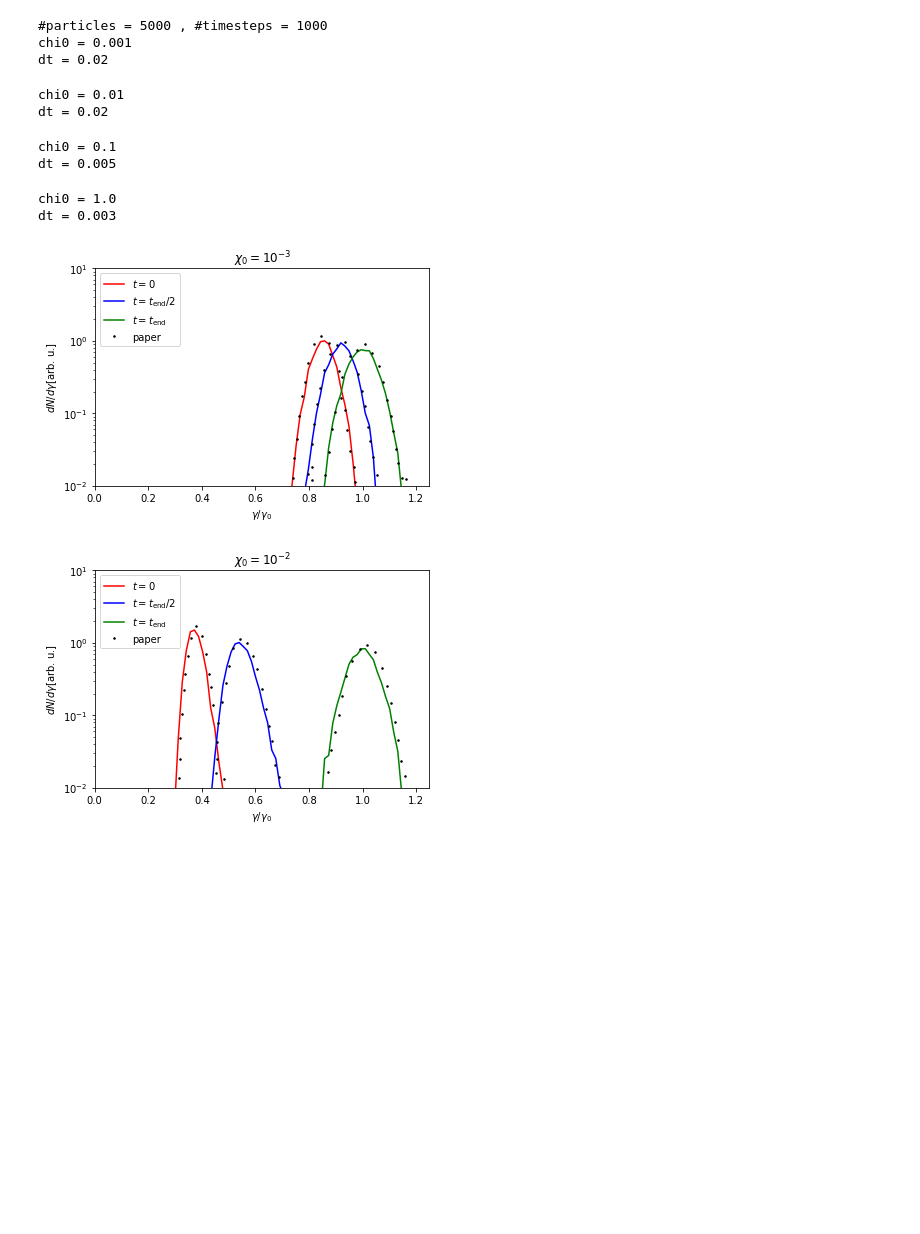
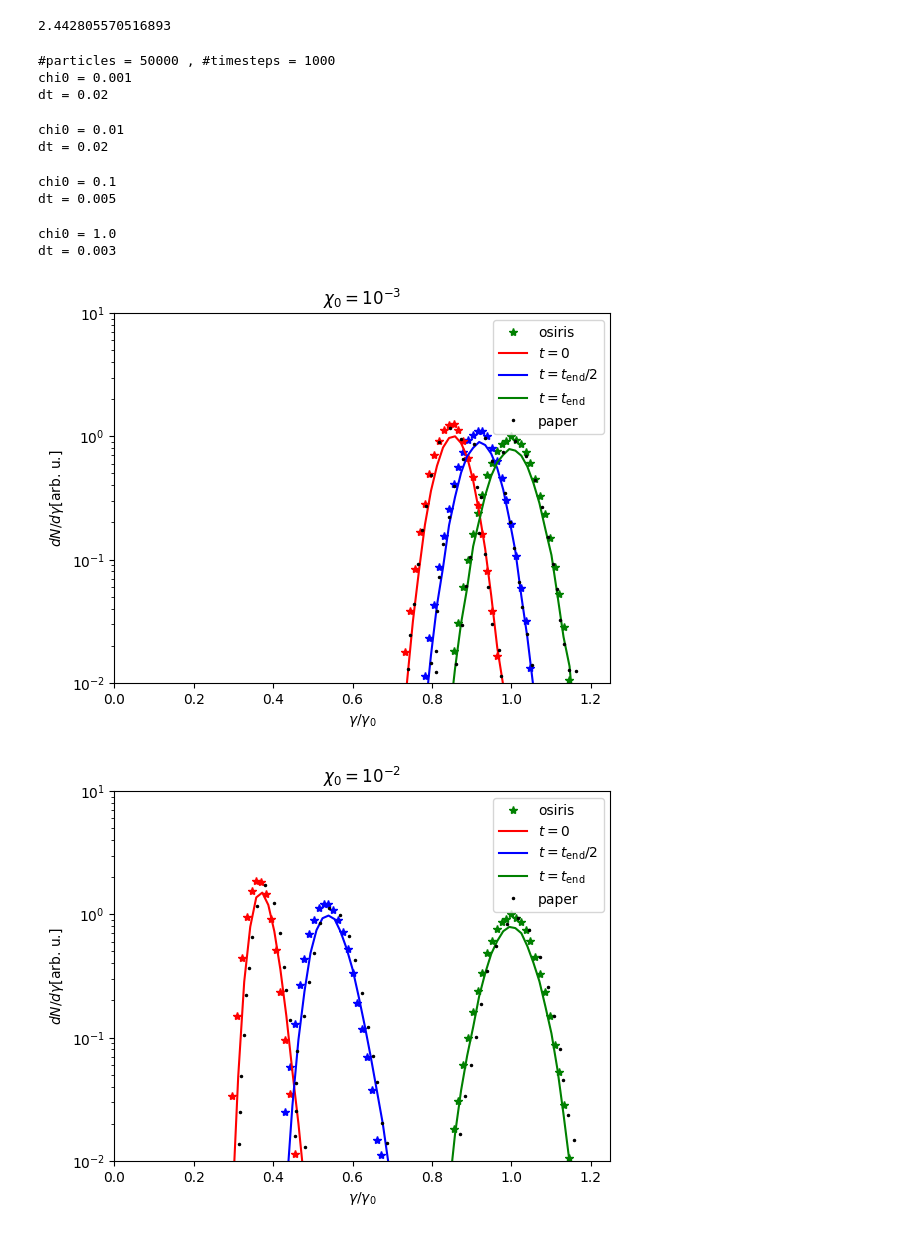
Before and after one commit to RePlasma/PhysRevE.97.043209, a Jupyter notebook: pusherFP.ipynb, the cells around one changed output. Drawn from its saved outputs; the diff is of its cells as text; code cells hidden in the pictures; blank space fills up the shorter version.

Commit message:
add osiris simulations

```diff
--- a/pusherFP.ipynb
+++ b/pusherFP.ipynb
@@ -13,3 +17,8 @@ from pusherFP import *
+# %%
+# omega_p
+elementary_charge/electron_mass/1800 * 2.5e3 * (1e-3/(1e-3))*1e-11
+# %% [output]
+2.442805570516893
 # %%
 # import data extracted using WebPlotDigitizer
 datafig10a = pd.read_csv( "webplot/fig10a.txt", header=None)
@@ -22,7 +31,7 @@ g0 = 1800 #[] average energy
 s0 = 90 #[] spread
 
 # sampling
-Nsmpl = int(5e3); #[] number of particles
+Nsmpl = int(5e4); #[] number of particles
 tdim = 1000 #[]
 nbins = 80 #[] number of bins in histograms
 print("#particles =", Nsmpl, ", #timesteps =",tdim)
@@ -32,7 +41,7 @@ chi2t3y, chi2t3x, chi2t2y, chi2t2x, chi2t1y, chi2t1x = pushFP(1e-2, Nsmpl, tdim,
 chi1t3y, chi1t3x, chi1t2y, chi1t2x, chi1t1y, chi1t1x = pushFP(1e-1, Nsmpl, tdim, nbins, g0, s0)
 chi0t3y, chi0t3x, chi0t2y, chi0t2x, chi0t1y, chi0t1x = pushFP(1e0, Nsmpl, tdim, nbins, g0, s0)
 # %% [output]
-#particles = 5000 , #timesteps = 1000
+#particles = 50000 , #timesteps = 1000
 chi0 = 0.001
 dt = 0.02
 chi0 = 0.01
@@ -41,8 +50,30 @@ chi0 = 0.1
 dt = 0.005
 chi0 = 1.0
 dt = 0.003
+# %%
+def plotOsiris(chiSim='chi1e-0', t=0):
+    files = glob.glob('osirisSimulations/'+chiSim+'/MS/RAW/electrons/*.h5')
+    files.sort()
+    if(t==0):
+        filef = h5py.File(files[t], 'r')
+    elif(t==1):
+        filef = h5py.File(files[int(len(files)/2)], 'r')
+    else:
+        filef = h5py.File(files[-1], 'r')
+    enedist = np.array(filef['ene'])
+    qdist = np.array(filef['q'])*-1
+    enelst = np.linspace(0,1800*1.2,100)
+    ytmp, xtmp = np.histogram(enedist, enelst, weights = qdist)
+    ytmp, xtmp = np.array(ytmp), np.array(arraycenter(xtmp))
+    return ytmp, xtmp
 # %%
 # plot
+ytmp0, xtmp = plotOsiris(chiSim='chi1e-3', t=0)
+plt.step(xtmp/1800, ytmp0/np.max(ytmp0), '*g', label=r'osiris')
+ytmp1, xtmp = plotOsiris(chiSim='chi1e-3', t=1)
+plt.step(xtmp/1800, ytmp1/np.max(ytmp0), '*b')
+ytmp2, xtmp = plotOsiris(chiSim='chi1e-3', t=2)
+plt.step(xtmp/1800, ytmp2/np.max(ytmp0), '*r')
 plt.plot(chi3t1x/1800, chi3t1y/np.max(chi3t1y), '-r', label=r'$t=0$' )
 plt.plot(chi3t2x/1800, chi3t2y/np.max(chi3t1y), '-b', label=r'$t=t_\mathrm{end}/2$' )
 plt.plot(chi3t3x/1800, chi3t3y/np.max(chi3t1y), '-g', label=r'$t=t_\mathrm{end}$' )
@@ -57,6 +88,12 @@ plt.legend()
 plt.show()
 
 # plot
+ytmp0, xtmp = plotOsiris(chiSim='chi1e-2', t=0)
+plt.step(xtmp/1800, ytmp0/np.max(ytmp0), '*g', label=r'osiris')
+ytmp1, xtmp = plotOsiris(chiSim='chi1e-2', t=1)
+plt.step(xtmp/1800, ytmp1/np.max(ytmp0), '*b')
+ytmp2, xtmp = plotOsiris(chiSim='chi1e-2', t=2)
+plt.step(xtmp/1800, ytmp2/np.max(ytmp0), '*r')
 plt.plot(chi2t1x/1800, chi2t1y/np.max(chi2t1y)*1.5, '-r', label=r'$t=0$' )
 plt.plot(chi2t2x/1800, chi2t2y/np.max(chi2t1y)*1.5, '-b', label=r'$t=t_\mathrm{end}/2$' )
 plt.plot(chi2t3x/1800, chi2t3y/np.max(chi2t1y)*1.5, '-g', label=r'$t=t_\mathrm{end}$' )
@@ -71,32 +108,44 @@ plt.legend()
 plt.show()
 
 # plot
+ytmp0, xtmp = plotOsiris(chiSim='chi1e-1', t=0)
+plt.step(xtmp/1800, ytmp0/np.max(ytmp0), '*g', label=r'osiris')
+ytmp1, xtmp = plotOsiris(chiSim='chi1e-1', t=1)
+plt.step(xtmp/1800, ytmp1/np.max(ytmp0), '*b')
+ytmp2, xtmp = plotOsiris(chiSim='chi1e-1', t=2)
+plt.step(xtmp/1800, ytmp2/np.max(ytmp0), '*r')
 plt.plot(chi1t1x/1800, chi1t1y/np.max(chi1t1y)*1.3, '-r', label=r'$t=0$' )
 plt.plot(chi1t2x/1800, chi1t2y/np.max(chi1t1y)*1.3, '-b', label=r'$t=t_\mathrm{end}/2$' )
 plt.plot(chi1t3x/1800, chi1t3y/np.max(chi1t1y)*1.3, '-g', label=r'$t=t_\mathrm{end}$' )
 plt.plot(datafig10c[0], datafig10c[1], 'k.', label=r'paper', markersize=3)
 plt.xlim([0,1.25])
 plt.ylim(np.array([1e-2,1e1]) )
 plt.yscale('log')
 plt.xlabel(r'$\gamma/\gamma_0$')
 plt.ylabel(r'$dN/d\gamma$[arb. u.]')
 plt.title(r'$\chi_0=10^{-1}$')
 plt.legend()
 plt.show()
 
 # plot
+ytmp0, xtmp = plotOsiris(chiSim='chi1e-0', t=0)
+plt.step(xtmp/1800, ytmp0/np.max(ytmp0), '*g', label=r'osiris')
+ytmp1, xtmp = plotOsiris(chiSim='chi1e-0', t=1)
+plt.step(xtmp/1800, ytmp1/np.max(ytmp0), '*b')
+ytmp2, xtmp = plotOsiris(chiSim='chi1e-0', t=2)
+plt.step(xtmp/1800, ytmp2/np.max(ytmp0), '*r')
 plt.plot(chi0t1x/1800, chi0t1y/np.max(chi0t1y)*2.5, '-r', label=r'$t=0$' )
 plt.plot(chi0t2x/1800, chi0t2y/np.max(chi0t1y)*2.5, '-b', label=r'$t=t_\mathrm{end}/2$' )
 plt.plot(chi0t3x/1800, chi0t3y/np.max(chi0t1y)*2.5, '-g', label=r'$t=t_\mathrm{end}$' )
 plt.plot(datafig10d[0], datafig10d[1], 'k.', label=r'paper', markersize=3)
 plt.xlim([0,1.25])
 plt.ylim(np.array([1e-2,1e1]) )
 plt.yscale('log')
 plt.xlabel(r'$\gamma/\gamma_0$')
 plt.ylabel(r'$dN/d\gamma$[arb. u.]')
 plt.title(r'$\chi_0=10^{0}$')
 plt.legend()
 plt.show()
 # %% [output]
-[figure, old version]
+[figure, new version]
-[figure, old version]
+[figure, new version]
```
Also changed, not shown: parts of 3 cells of this notebook, 28 other files.
